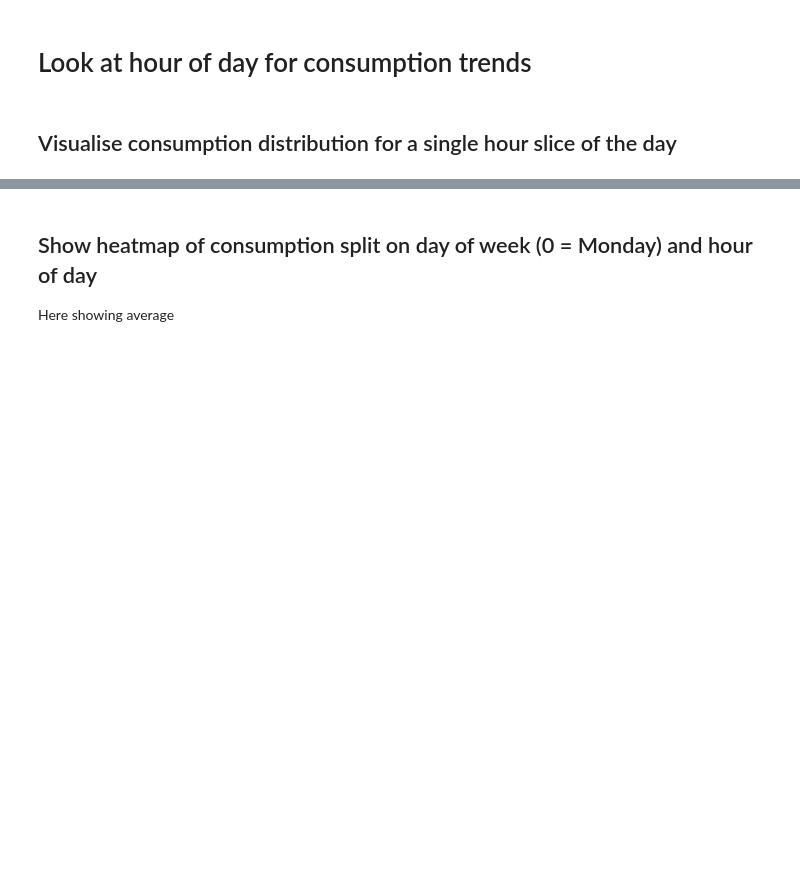
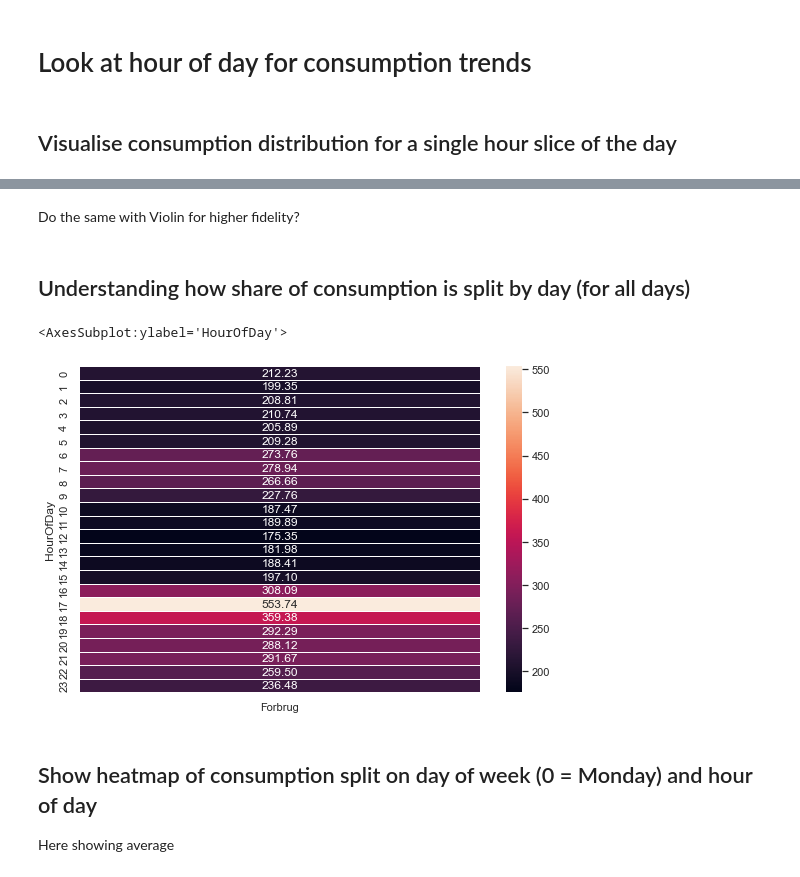
Before and after one commit to jriisj/UtilitiesConsumptionADE, a Jupyter notebook: src/index.ipynb, the cells around one changed output, grey strips where cells are left out. Cells and saved outputs as stored; diff of their text form; code cells hidden in the pictures; blank space fills up the shorter version.

```diff
--- a/src/index.ipynb
+++ b/src/index.ipynb
@@ -33,3 +75,14 @@ consumption.head()
+# %% [markdown]
+Do the same with Violin for higher fidelity?
+# %% [markdown]
+## Understanding how share of consumption is split by day (for all days)
+# %%
+aggrPerHour = consumption.pivot_table(index = ['HourOfDay'], values = 'Forbrug', aggfunc=np.sum )
+f, ax = plt.subplots(figsize=(9, 6))
+sns.heatmap(aggrPerHour, annot=True, fmt='.2f', linewidths=.5, ax=ax)
+# %% [output]
+<AxesSubplot:ylabel='HourOfDay'>
+[figure, added]
 # %% [markdown]
 ## Show heatmap of consumption split on day of week (0 = Monday) and hour of day
 Here showing average
```
Also changed, not shown: parts of 7 cells of this notebook.
